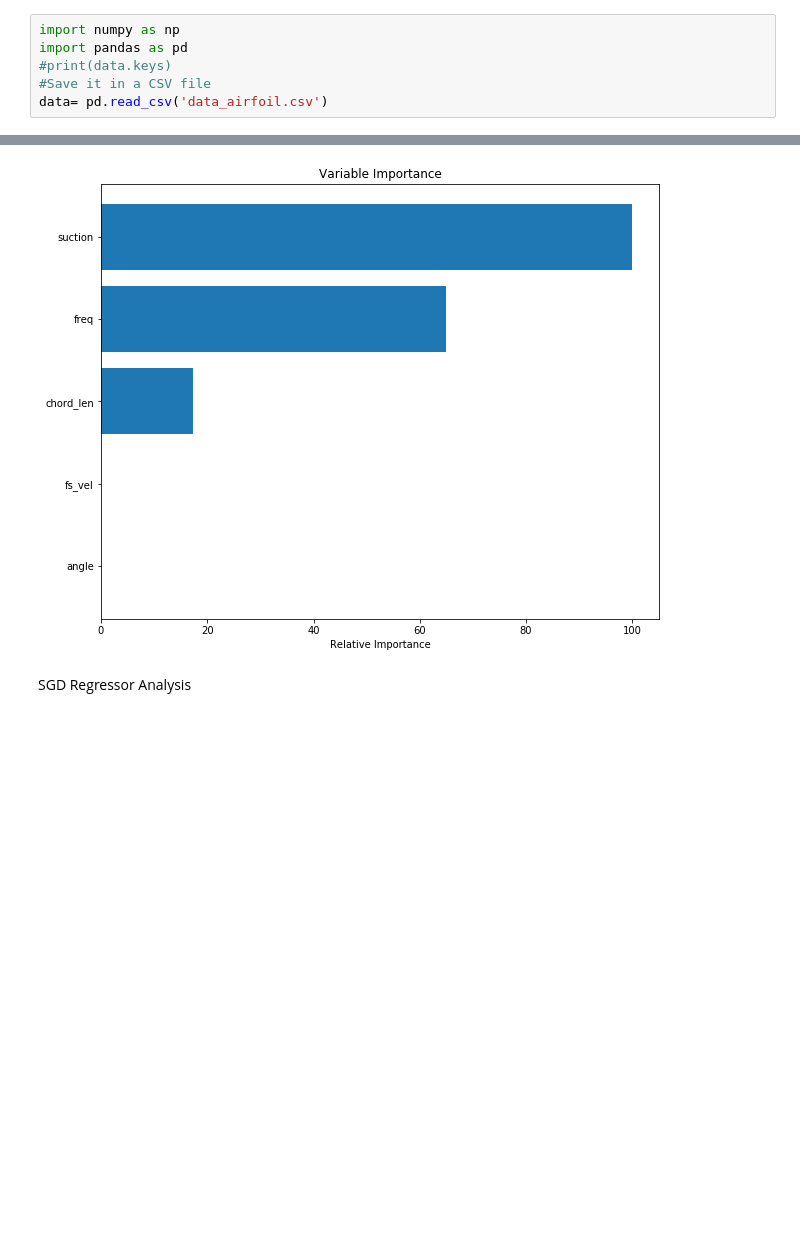
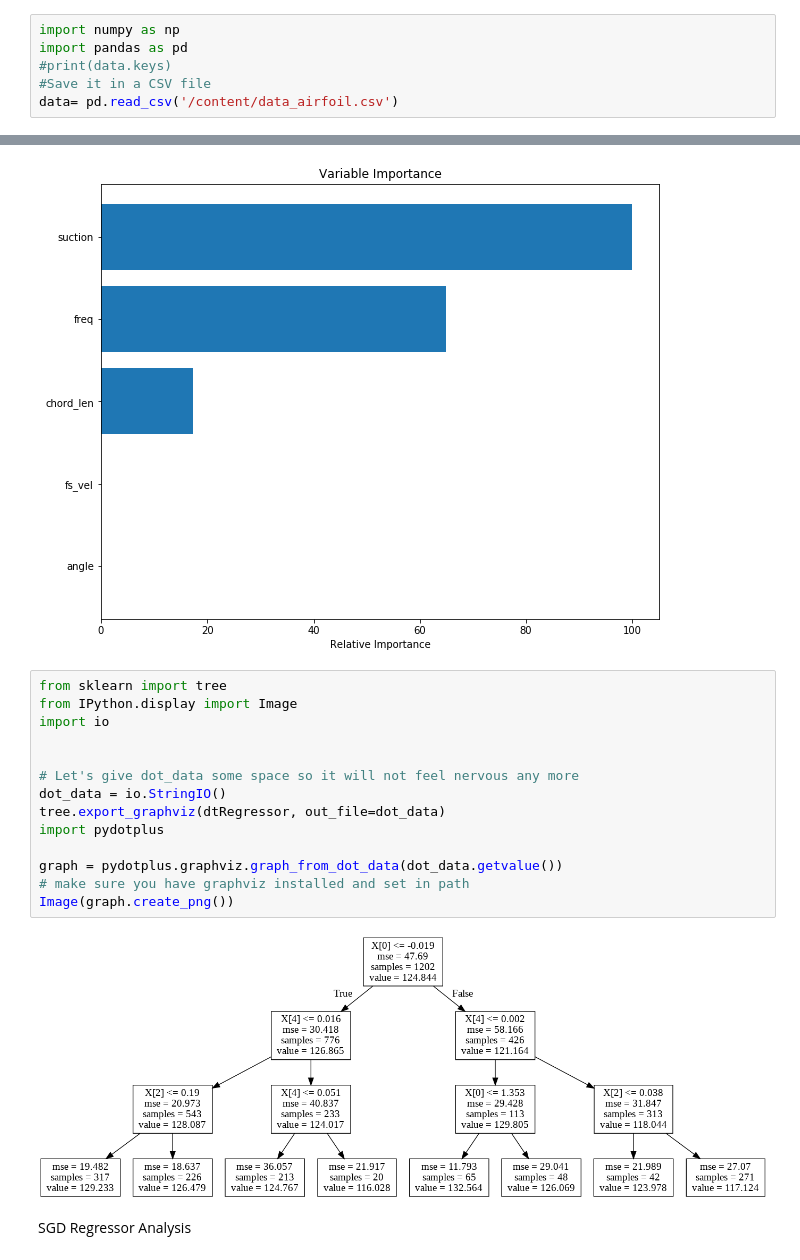
Before and after one commit to cleysonl/Ce888Assignment, a Jupyter notebook: 1.Airfoil/Airfoil_Analysis.ipynb, the cells around one changed output, grey strips where cells are left out. Cells and saved outputs as stored; diff of their text form; blank space fills up the shorter version.

```diff
--- a/1.Airfoil/Airfoil_Analysis.ipynb
+++ b/1.Airfoil/Airfoil_Analysis.ipynb
@@ -42,7 +5,7 @@ import numpy as np
 import pandas as pd
 #print(data.keys)
 #Save it in a CSV file
-data= pd.read_csv('data_airfoil.csv')
+data= pd.read_csv('/content/data_airfoil.csv')
 # %%
 data.describe()
 # %% [output]
@@ -208,6 +171,22 @@ plt.title('Variable Importance')
 [4 0 2 3 1] [0.35585421 0.         0.09539949 0.         0.5487463 ]
 Text(0.5, 1.0, 'Variable Importance')
 [figure]
+# %%
+from sklearn import tree
+from IPython.display import Image
+import io
+
+
+# Let's give dot_data some space so it will not feel nervous any more
+dot_data = io.StringIO()
+tree.export_graphviz(dtRegressor, out_file=dot_data)
+import pydotplus
+
+graph = pydotplus.graphviz.graph_from_dot_data(dot_data.getvalue())
+# make sure you have graphviz installed and set in path
+Image(graph.create_png())
+# %% [output]
+[figure, added]
 # %% [markdown]
 SGD Regressor Analysis
 # %%
```
Also changed, not shown: parts of 5 cells of this notebook.
